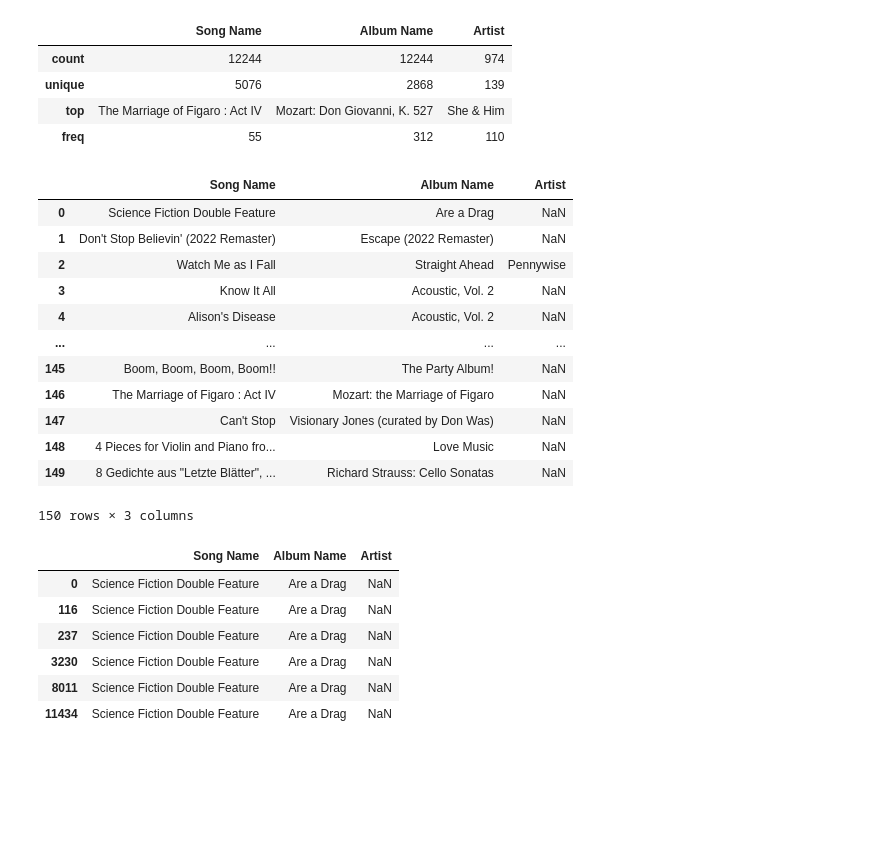
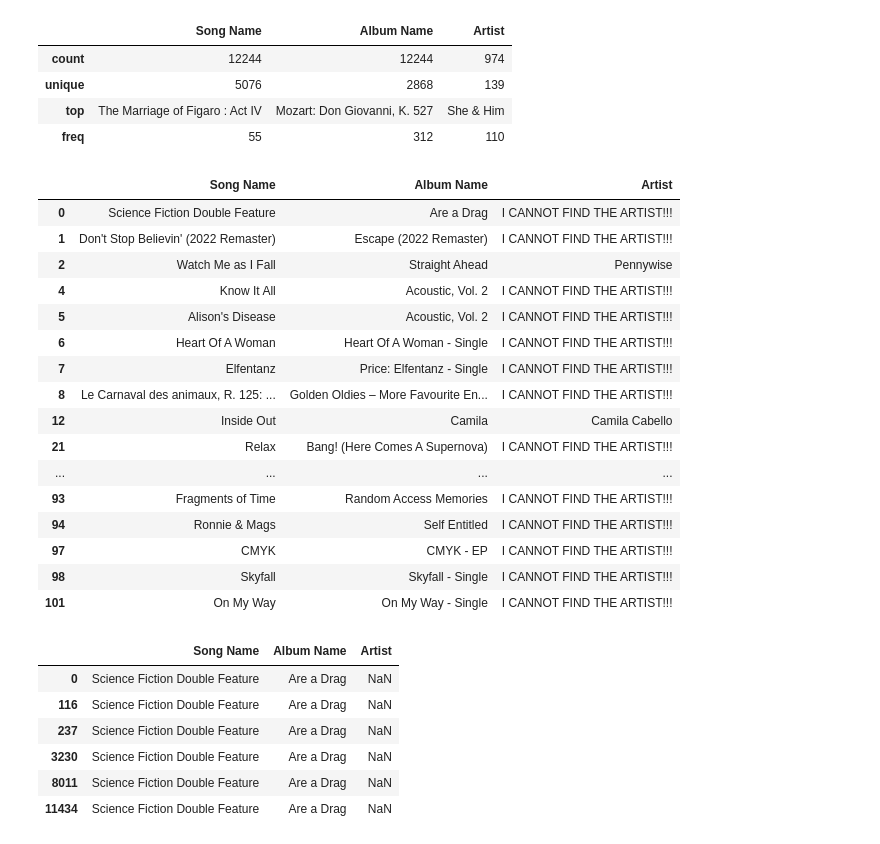
Before and after one commit to ftaylor101/spotify, a Jupyter notebook: apple_vis.ipynb, the cells around one changed output. Cells and saved outputs as stored; diff of their text form; code cells hidden in the pictures; blank space fills up the shorter version.

```diff
--- a/apple_vis.ipynb
+++ b/apple_vis.ipynb
@@ -208,0 +195,3 @@ tracks_df[tracks_df['Song Name'] == 'Science Fiction Double Feature']
+# %%
+filtered_tracks_df = tracks_df.filter(['Artist', 'Song Name'])
+filtered_tracks_df = filtered_tracks_df.drop_duplicates()
@@ -208,0 +210,4 @@ tracks_df[tracks_df['Song Name'] == 'Science Fiction Double Feature']
+# %%
+filtered_library_df = library_tracks.filter(['Artist', 'Title', 'Album'])
+filtered_library_df = filtered_library_df.drop_duplicates()
+filtered_library_df.head()
@@ -208,0 +237,35 @@ tracks_df[tracks_df['Song Name'] == 'Science Fiction Double Feature']
+# %%
+artist_dict = defaultdict(list)
+
+def find_artist_in_library(album: str, song: str):
+    artist = None
+    artists_from_track = filtered_tracks_df[filtered_tracks_df['Song Name'] == song]["Artist"].to_list()
+    artists_from_album = list(filtered_library_df[filtered_library_df['Album'] == album]["Artist"].unique())
+    potential_artist = list(set(artists_from_track).intersection(artists_from_album))
+    if len(artists_from_track) == 1:
+        artist_dict[artists_from_track[0]].append(album)
+        artist = artists_from_track[0]
+    elif len(potential_artist) == 1:
+        artist = potential_artist[0]
+    else:
+        for a in artists_from_track:
+            try:
+                tmp_album_list = artist_dict[a]
+                if album in tmp_album_list:
+                    artist = a
+                    break
+            except KeyError:
+                pass
+        if not artist:
+            artist = "I CANNOT FIND THE ARTIST!!!"
+    return artist
+
+def find_artist_from_track_only(song: str):
+    return filtered_tracks_df[filtered_tracks_df['Song Name'] == song]["Artist"].to_list()
+
+def find_artist_from_album_only(album: str):
+    return list(filtered_library_df[filtered_library_df['Album'] == album]["Artist"].unique())
+# %%
+df['Artist from track'] = df.apply(lambda x: find_artist_from_track_only(x["Song Name"]), axis=1)
+# df['Artist from album'] = df.apply(lambda x: find_artist_from_album_only(x["Album Name"]), axis=1)
+df['Artist'] = df.apply(lambda x: find_artist_in_library(x["Album Name"], x["Song Name"]), axis=1)
@@ -247,21 +340,25 @@ small_df.describe()
 | top | The Marriage of Figaro : Act IV | Mozart: Don Giovanni, K. 527 | She & Him |
 | freq | 55 | 312 | 110 |
 # %%
-small_df.head(150)
+small_df.head(50)
 # %% [output]
 |  | Song Name | Album Name | Artist |
-| 0 | Science Fiction Double Feature | Are a Drag | NaN |
-| 1 | Don't Stop Believin' (2022 Remaster) | Escape (2022 Remaster) | NaN |
+| 0 | Science Fiction Double Feature | Are a Drag | I CANNOT FIND THE ARTIST!!! |
+| 1 | Don't Stop Believin' (2022 Remaster) | Escape (2022 Remaster) | I CANNOT FIND THE ARTIST!!! |
 | 2 | Watch Me as I Fall | Straight Ahead | Pennywise |
-| 3 | Know It All | Acoustic, Vol. 2 | NaN |
-| 4 | Alison's Disease | Acoustic, Vol. 2 | NaN |
+| 4 | Know It All | Acoustic, Vol. 2 | I CANNOT FIND THE ARTIST!!! |
+| 5 | Alison's Disease | Acoustic, Vol. 2 | I CANNOT FIND THE ARTIST!!! |
+| 6 | Heart Of A Woman | Heart Of A Woman - Single | I CANNOT FIND THE ARTIST!!! |
+| 7 | Elfentanz | Price: Elfentanz - Single | I CANNOT FIND THE ARTIST!!! |
+| 8 | Le Carnaval des animaux, R. 125: ... | Golden Oldies – More Favourite En... | I CANNOT FIND THE ARTIST!!! |
+| 12 | Inside Out | Camila | Camila Cabello |
+| 21 | Relax | Bang! (Here Comes A Supernova) | I CANNOT FIND THE ARTIST!!! |
 | ... | ... | ... | ... |
-| 145 | Boom, Boom, Boom, Boom!! | The Party Album! | NaN |
-| 146 | The Marriage of Figaro : Act IV | Mozart: the Marriage of Figaro | NaN |
-| 147 | Can't Stop | Visionary Jones (curated by Don Was) | NaN |
-| 148 | 4 Pieces for Violin and Piano fro... | Love Music | NaN |
-| 149 | 8 Gedichte aus "Letzte Blätter", ... | Richard Strauss: Cello Sonatas | NaN |
+| 93 | Fragments of Time | Random Access Memories | I CANNOT FIND THE ARTIST!!! |
+| 94 | Ronnie & Mags | Self Entitled | I CANNOT FIND THE ARTIST!!! |
+| 97 | CMYK | CMYK - EP | I CANNOT FIND THE ARTIST!!! |
+| 98 | Skyfall | Skyfall - Single | I CANNOT FIND THE ARTIST!!! |
+| 101 | On My Way | On My Way - Single | I CANNOT FIND THE ARTIST!!! |
-150 rows × 3 columns
 # %%
 small_df[small_df['Song Name'] == "Science Fiction Double Feature"]
 # %% [output]
```
Also changed, not shown: parts of 12 cells of this notebook.
